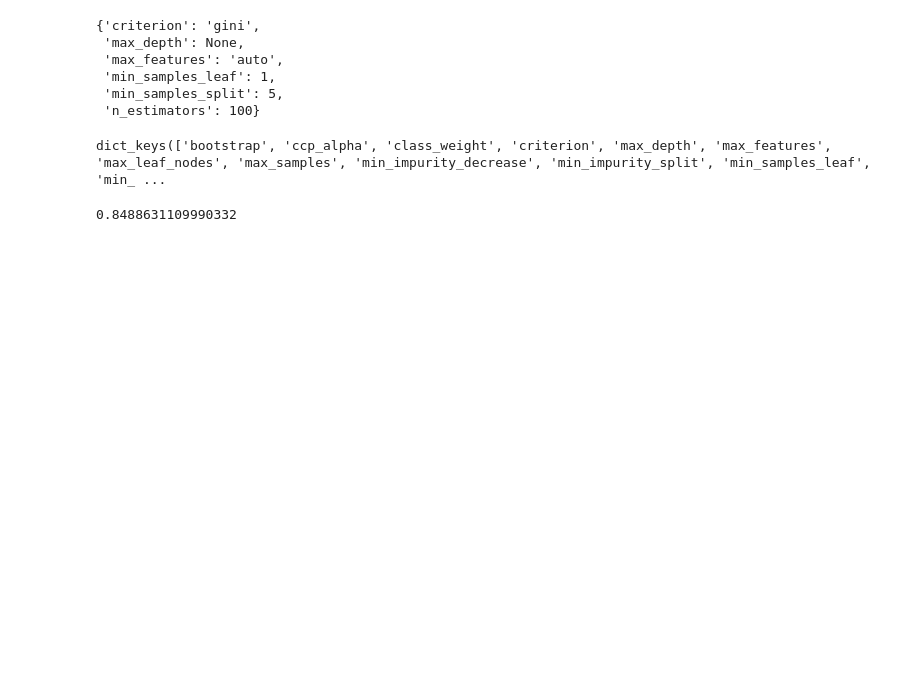
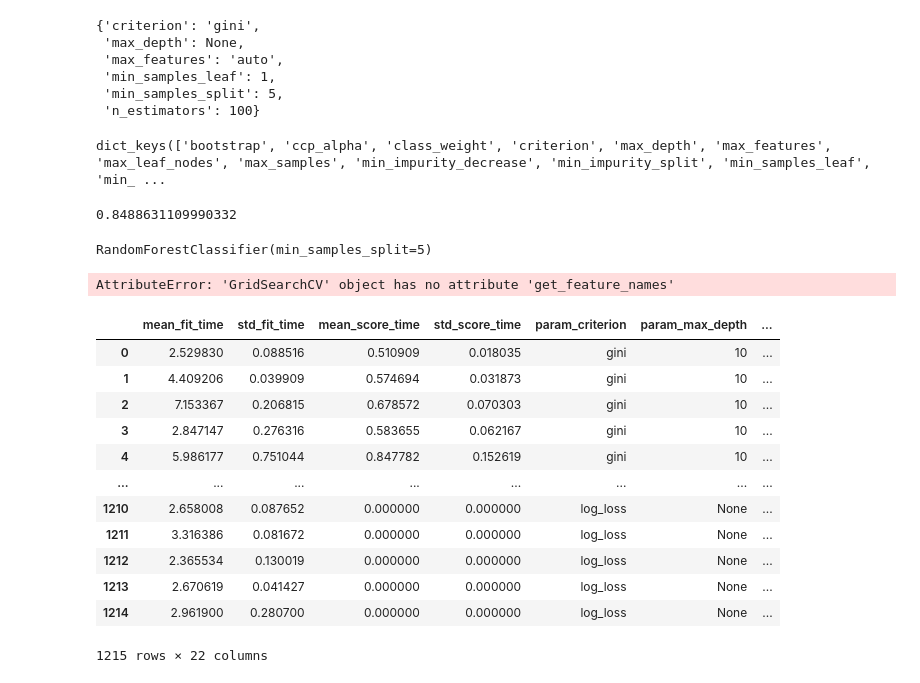
Before and after one commit to feelgd777/nlp-project-4, a Jupyter notebook: Data_Cleaning_Preprocessing-anton-Copy10.ipynb, the cells around one changed output. Drawn from its saved outputs; the diff is of its cells as text; code cells hidden in the pictures; blank space fills up the shorter version.

```diff
--- a/Data_Cleaning_Preprocessing-anton-Copy10.ipynb
+++ b/Data_Cleaning_Preprocessing-anton-Copy10.ipynb
@@ -305,3 +329,27 @@ dict_keys(['bootstrap', 'ccp_alpha', 'class_weight', 'criterion', 'max_depth', '
 rfc_gs.best_score_
 # %% [output]
 0.8488631109990332
+# %%
+rfc_gs.best_estimator_
+# %% [output]
+RandomForestClassifier(min_samples_split=5)
+# %%
+rfc_gs.get_feature_names()
+# %% [output]
+AttributeError: 'GridSearchCV' object has no attribute 'get_feature_names'
+# %%
+pd.DataFrame(rfc_gs.cv_results_)
+# %% [output]
+|  | mean_fit_time | std_fit_time | mean_score_time | std_score_time | param_criterion | param_max_depth | ... |
+| 0 | 2.529830 | 0.088516 | 0.510909 | 0.018035 | gini | 10 | ... |
+| 1 | 4.409206 | 0.039909 | 0.574694 | 0.031873 | gini | 10 | ... |
+| 2 | 7.153367 | 0.206815 | 0.678572 | 0.070303 | gini | 10 | ... |
+| 3 | 2.847147 | 0.276316 | 0.583655 | 0.062167 | gini | 10 | ... |
+| 4 | 5.986177 | 0.751044 | 0.847782 | 0.152619 | gini | 10 | ... |
+| ... | ... | ... | ... | ... | ... | ... | ... |
+| 1210 | 2.658008 | 0.087652 | 0.000000 | 0.000000 | log_loss | None | ... |
+| 1211 | 3.316386 | 0.081672 | 0.000000 | 0.000000 | log_loss | None | ... |
+| 1212 | 2.365534 | 0.130019 | 0.000000 | 0.000000 | log_loss | None | ... |
+| 1213 | 2.670619 | 0.041427 | 0.000000 | 0.000000 | log_loss | None | ... |
+| 1214 | 2.961900 | 0.280700 | 0.000000 | 0.000000 | log_loss | None | ... |
+1215 rows × 22 columns
```
Also changed, not shown: parts of 12 cells of this notebook.
